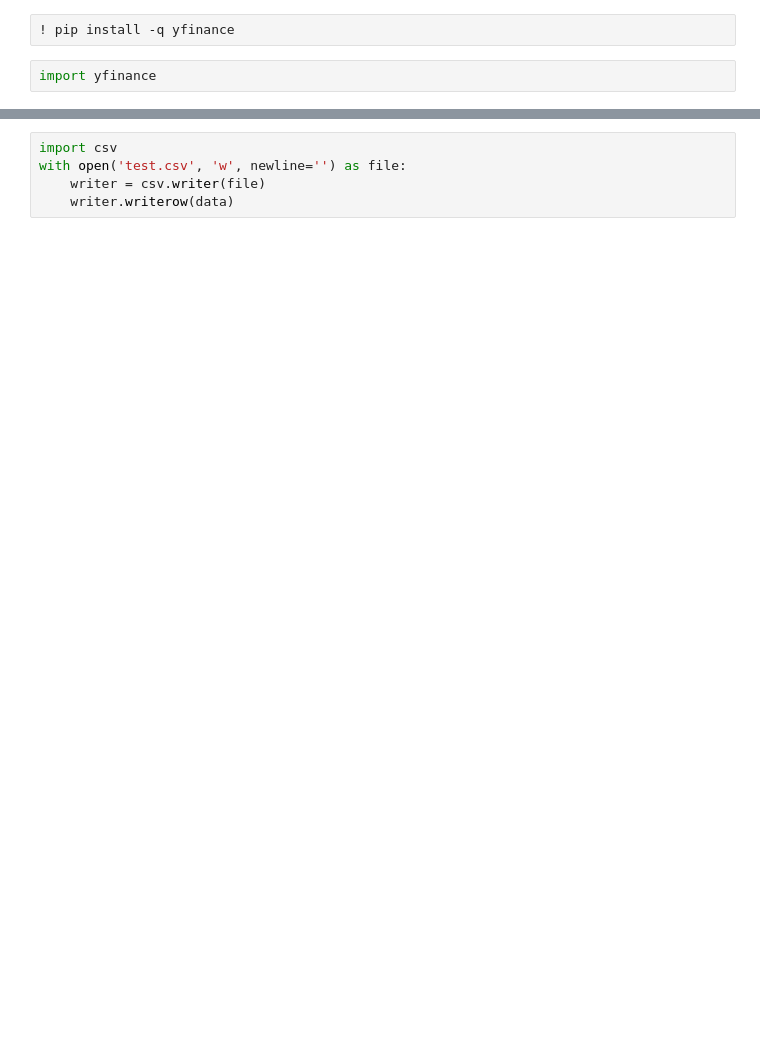
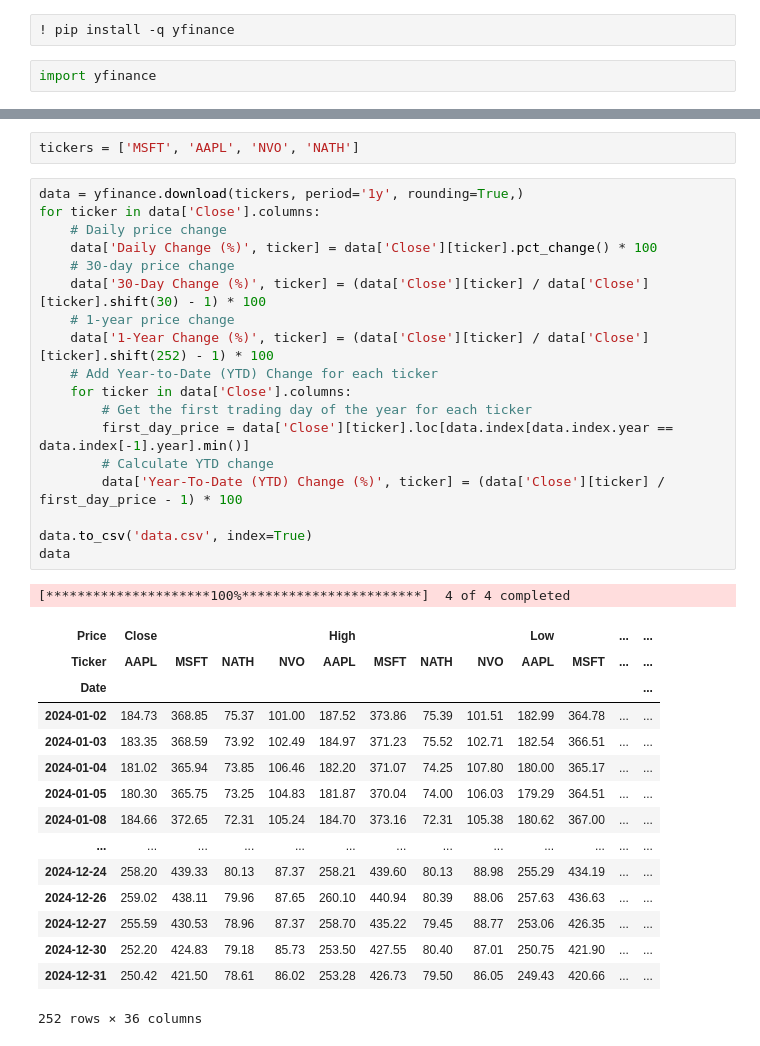
Before and after one commit to P1N60/Uni, a Jupyter notebook: VS-Code/Side-Projects/Tabular-deep-learning/screener.ipynb, the cells around one changed output, grey strips where cells are left out. Saved outputs shown, nothing was run; the diff lists cells and outputs as text; blank space fills up the shorter version.

```diff
--- a/VS-Code/Side-Projects/Tabular-deep-learning/screener.ipynb
+++ b/VS-Code/Side-Projects/Tabular-deep-learning/screener.ipynb
@@ -59,5 +5,37 @@ data
-# %%
-import csv
-with open('test.csv', 'w', newline='') as file:
-    writer = csv.writer(file)
-    writer.writerow(data)
+# %%
+tickers = ['MSFT', 'AAPL', 'NVO', 'NATH']
+# %%
+data = yfinance.download(tickers, period='1y', rounding=True,)
+for ticker in data['Close'].columns:
+    # Daily price change
+    data['Daily Change (%)', ticker] = data['Close'][ticker].pct_change() * 100
+    # 30-day price change
+    data['30-Day Change (%)', ticker] = (data['Close'][ticker] / data['Close'][ticker].shift(30) - 1) * 100
+    # 1-year price change
+    data['1-Year Change (%)', ticker] = (data['Close'][ticker] / data['Close'][ticker].shift(252) - 1) * 100
+    # Add Year-to-Date (YTD) Change for each ticker
+    for ticker in data['Close'].columns:
+        # Get the first trading day of the year for each ticker
+        first_day_price = data['Close'][ticker].loc[data.index[data.index.year == data.index[-1].year].min()]
+        # Calculate YTD change
+        data['Year-To-Date (YTD) Change (%)', ticker] = (data['Close'][ticker] / first_day_price - 1) * 100
+
+data.to_csv('data.csv', index=True)
+data
+# %% [output]
+[*********************100%***********************]  4 of 4 completed
+| Price | Close |  |  |  | High |  |  |  | Low |  | ... | ... |
+| Ticker | AAPL | MSFT | NATH | NVO | AAPL | MSFT | NATH | NVO | AAPL | MSFT | ... | ... |
+| Date |  |  |  |  |  |  |  |  |  |  |  | ... |
+| 2024-01-02 | 184.73 | 368.85 | 75.37 | 101.00 | 187.52 | 373.86 | 75.39 | 101.51 | 182.99 | 364.78 | ... | ... |
+| 2024-01-03 | 183.35 | 368.59 | 73.92 | 102.49 | 184.97 | 371.23 | 75.52 | 102.71 | 182.54 | 366.51 | ... | ... |
+| 2024-01-04 | 181.02 | 365.94 | 73.85 | 106.46 | 182.20 | 371.07 | 74.25 | 107.80 | 180.00 | 365.17 | ... | ... |
+| 2024-01-05 | 180.30 | 365.75 | 73.25 | 104.83 | 181.87 | 370.04 | 74.00 | 106.03 | 179.29 | 364.51 | ... | ... |
+| 2024-01-08 | 184.66 | 372.65 | 72.31 | 105.24 | 184.70 | 373.16 | 72.31 | 105.38 | 180.62 | 367.00 | ... | ... |
+| ... | ... | ... | ... | ... | ... | ... | ... | ... | ... | ... | ... | ... |
+| 2024-12-24 | 258.20 | 439.33 | 80.13 | 87.37 | 258.21 | 439.60 | 80.13 | 88.98 | 255.29 | 434.19 | ... | ... |
+| 2024-12-26 | 259.02 | 438.11 | 79.96 | 87.65 | 260.10 | 440.94 | 80.39 | 88.06 | 257.63 | 436.63 | ... | ... |
+| 2024-12-27 | 255.59 | 430.53 | 78.96 | 87.37 | 258.70 | 435.22 | 79.45 | 88.77 | 253.06 | 426.35 | ... | ... |
+| 2024-12-30 | 252.20 | 424.83 | 79.18 | 85.73 | 253.50 | 427.55 | 80.40 | 87.01 | 250.75 | 421.90 | ... | ... |
+| 2024-12-31 | 250.42 | 421.50 | 78.61 | 86.02 | 253.28 | 426.73 | 79.50 | 86.05 | 249.43 | 420.66 | ... | ... |
+252 rows × 36 columns
```
Also changed, not shown: parts of 4 cells of this notebook, 2 other files.
